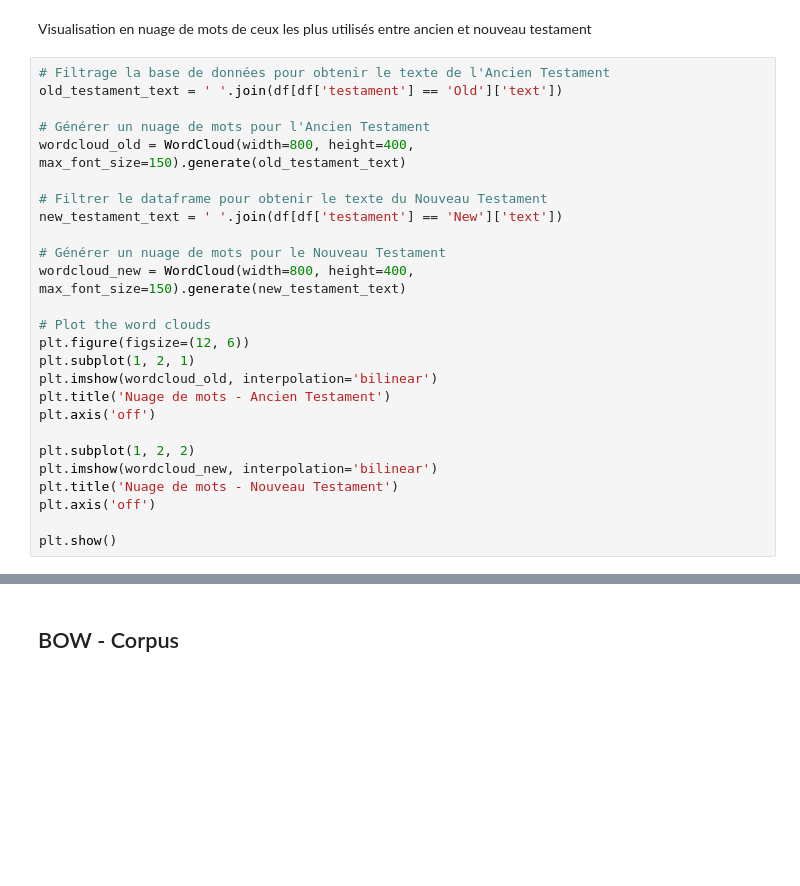
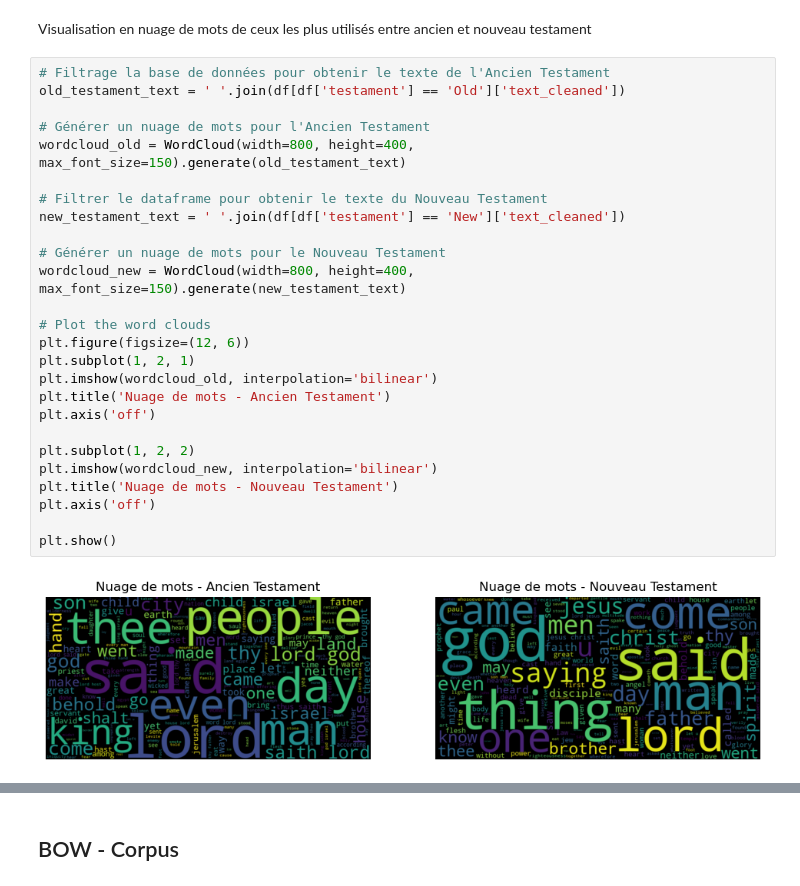
Before and after one commit to nastoo/datascience, a Jupyter notebook: TP_V2.ipynb, the cells around one changed output, grey strips where cells are left out. Saved outputs shown, nothing was run; the diff lists cells and outputs as text; blank space fills up the shorter version.

```diff
--- a/TP_V2.ipynb
+++ b/TP_V2.ipynb
@@ -342,28 +342,30 @@ plt.show()
 Visualisation en nuage de mots de ceux les plus utilisés entre ancien et nouveau testament
 # %%
 # Filtrage la base de données pour obtenir le texte de l'Ancien Testament
-old_testament_text = ' '.join(df[df['testament'] == 'Old']['text'])
+old_testament_text = ' '.join(df[df['testament'] == 'Old']['text_cleaned'])
 
 # Générer un nuage de mots pour l'Ancien Testament
 wordcloud_old = WordCloud(width=800, height=400, max_font_size=150).generate(old_testament_text)
 
 # Filtrer le dataframe pour obtenir le texte du Nouveau Testament
-new_testament_text = ' '.join(df[df['testament'] == 'New']['text'])
+new_testament_text = ' '.join(df[df['testament'] == 'New']['text_cleaned'])
 
 # Générer un nuage de mots pour le Nouveau Testament
 wordcloud_new = WordCloud(width=800, height=400, max_font_size=150).generate(new_testament_text)
 
 # Plot the word clouds
 plt.figure(figsize=(12, 6))
 plt.subplot(1, 2, 1)
 plt.imshow(wordcloud_old, interpolation='bilinear')
 plt.title('Nuage de mots - Ancien Testament')
 plt.axis('off')
 
 plt.subplot(1, 2, 2)
 plt.imshow(wordcloud_new, interpolation='bilinear')
 plt.title('Nuage de mots - Nouveau Testament')
 plt.axis('off')
 
 plt.show()
+# %% [output]
+[figure, added]
 # %% [markdown]
```
Also changed, not shown: parts of 9 cells of this notebook.
